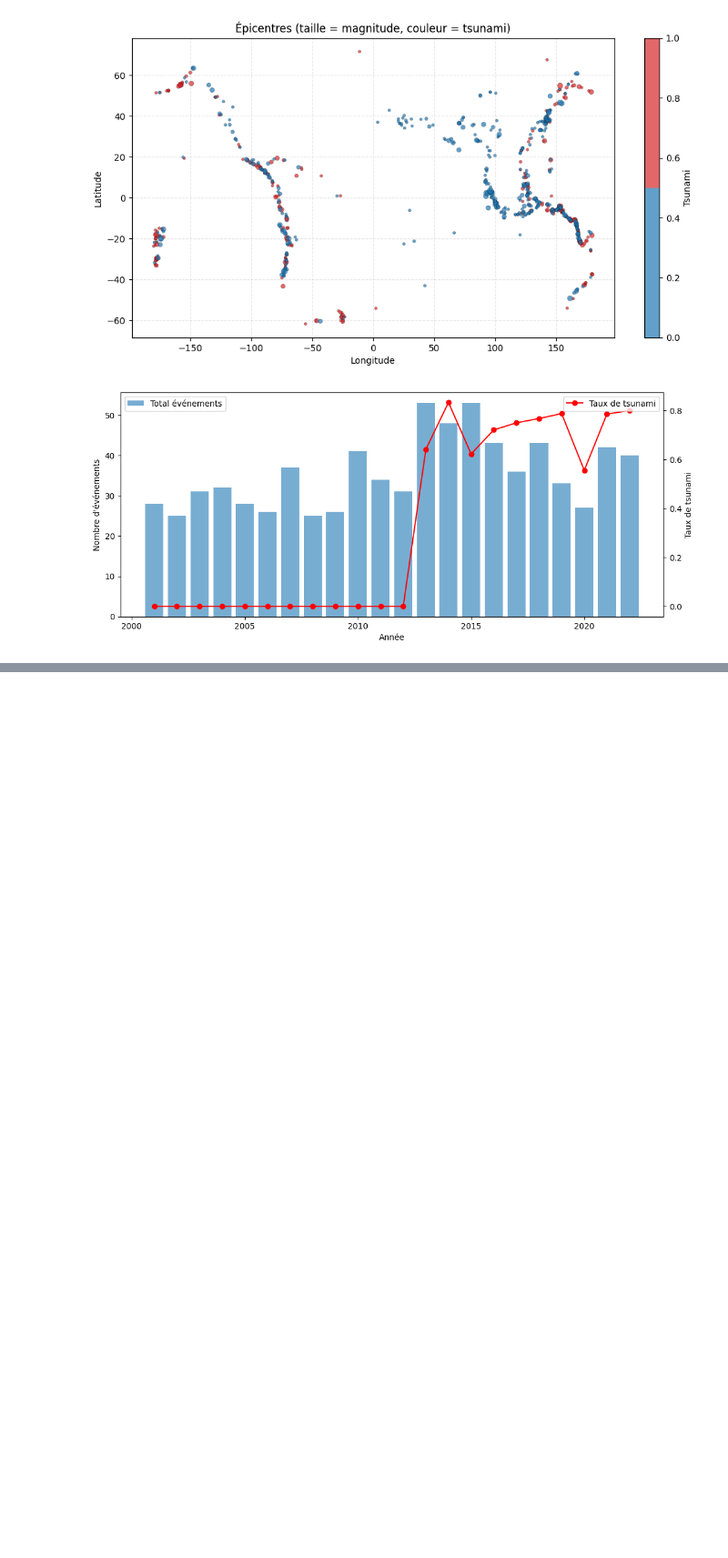
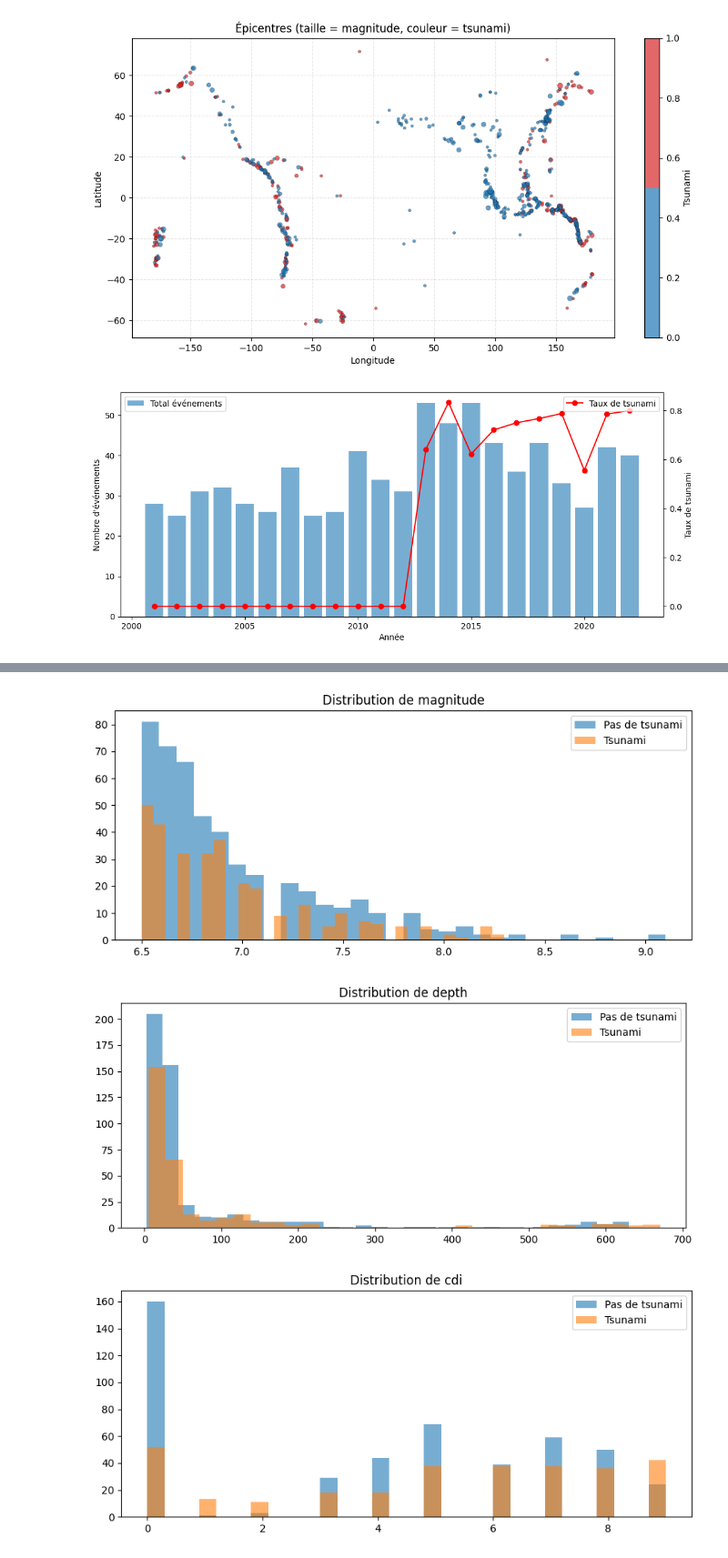
Before and after one commit to ayoub1999hannachi/earthquake-tsunami, a Jupyter notebook: notebooks/earthquake-tsunami.ipynb, the cells around one changed output, grey strips where cells are left out. Shown: that part at 91% size. Cells and saved outputs as stored; diff of their text form; code cells hidden in the pictures; blank space fills up the shorter version.

```diff
--- a/notebooks/earthquake-tsunami.ipynb
+++ b/notebooks/earthquake-tsunami.ipynb
@@ -153,0 +161,13 @@ if 'Year' in df.columns:
+# %%
+key_feats = ['magnitude','depth','cdi','mmi','sig']
+feats = [f for f in key_feats if f in df.columns]
+for feat in feats:
+    fig = plt.figure(figsize=(10,4))
+    plt.hist(df.loc[df[TARGET]==0, feat], bins=30, alpha=0.6, label='Pas de tsunami')
+    plt.hist(df.loc[df[TARGET]==1, feat], bins=30, alpha=0.6, label='Tsunami')
+    plt.title(f'Distribution de {feat}')
+    plt.legend()
+# %% [output]
+[figure, added]
+[figure, added]
+[figure, added]
```
Also changed, not shown: parts of 3 cells of this notebook.
